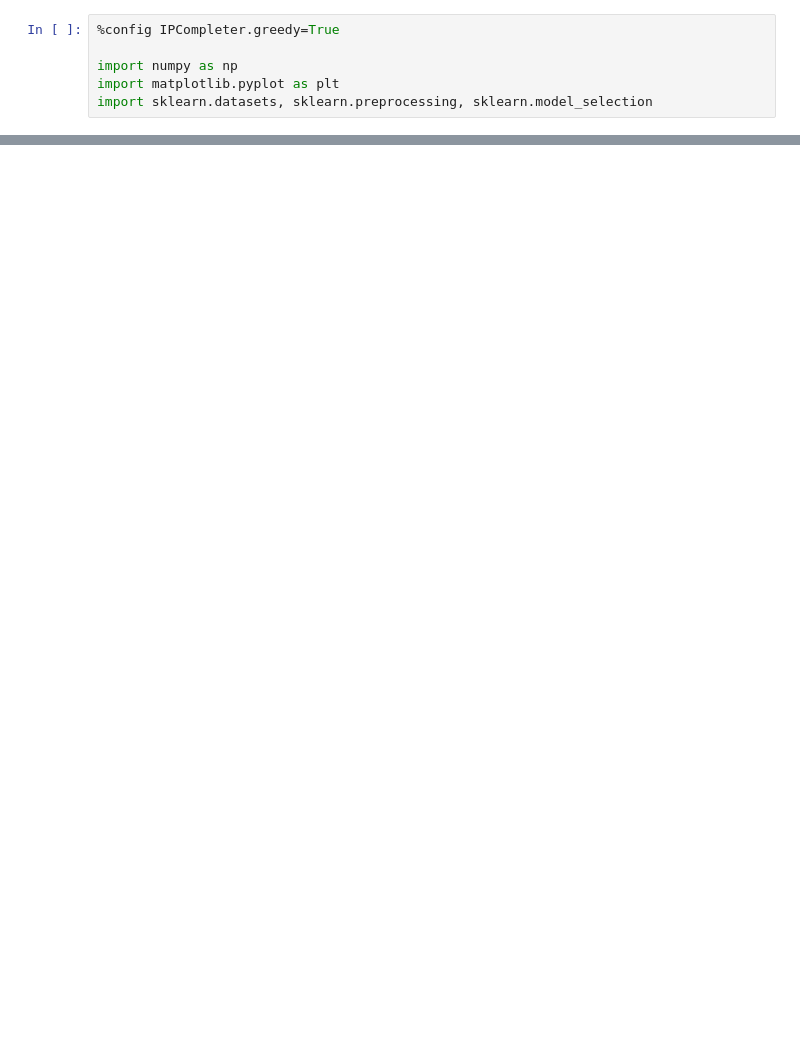
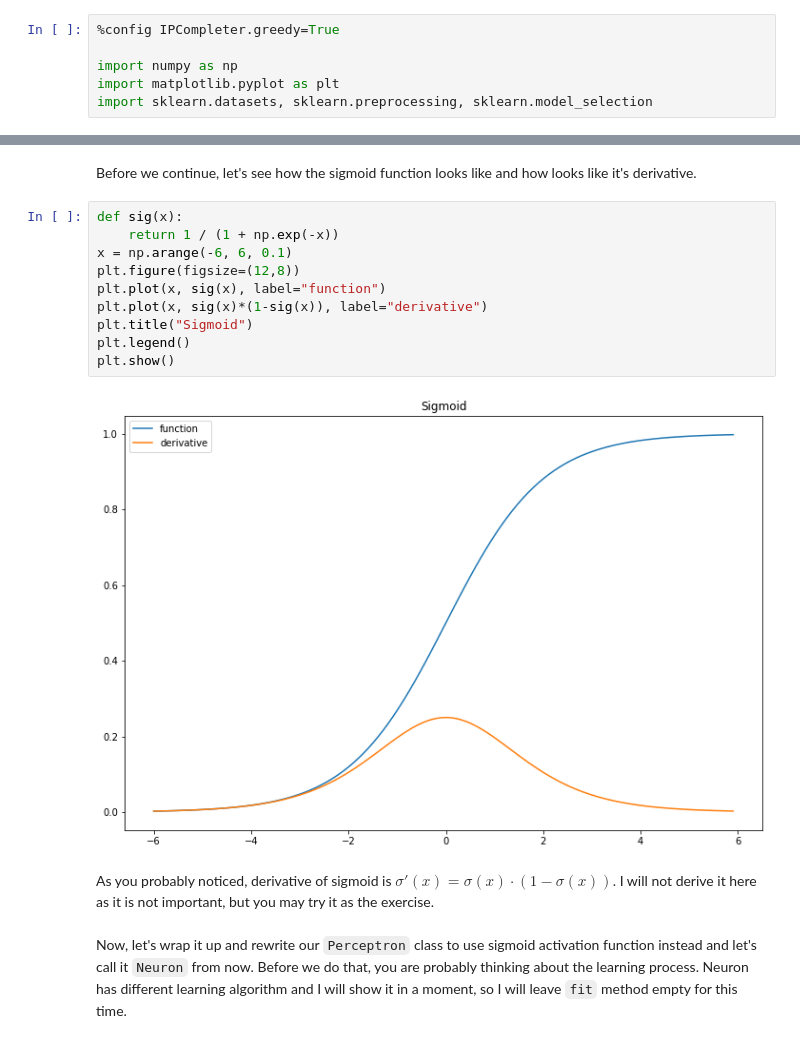
Before and after one commit to PatrikValkovic/neural-networks-step-by-step, a Jupyter notebook: 03-logistic-regression.ipynb, the cells around one changed output, grey strips where cells are left out. Drawn from its saved outputs; the diff is of its cells as text; blank space fills up the shorter version.

```diff
--- a/03-logistic-regression.ipynb
+++ b/03-logistic-regression.ipynb
@@ -18,0 +44,18 @@ Moreover, I will denote $f'(x)$ as derivative of $f$ by its only variable $x$ an
+# %% [markdown]
+Before we continue, let's see how the sigmoid function looks like and how looks like it's derivative.
+# %%
+def sig(x):
+    return 1 / (1 + np.exp(-x))
+x = np.arange(-6, 6, 0.1)
+plt.figure(figsize=(12,8))
+plt.plot(x, sig(x), label="function")
+plt.plot(x, sig(x)*(1-sig(x)), label="derivative")
+plt.title("Sigmoid")
+plt.legend()
+plt.show()
+# %% [output]
+[figure, added]
+# %% [markdown]
+As you probably noticed, derivative of sigmoid is $\sigma'(x)=\sigma(x)\cdot (1 - \sigma(x))$. I will not derive it here as it is not important, but you may try it as the exercise.
+# %% [markdown]
+Now, let's wrap it up and rewrite our `Perceptron` class to use sigmoid activation function instead and let's call it `Neuron` from now. Before we do that, you are probably thinking about the learning process. Neuron has different learning algorithm and I will show it in a moment, so I will leave `fit` method empty for this time.
```
Also changed, not shown: parts of 20 cells of this notebook.
